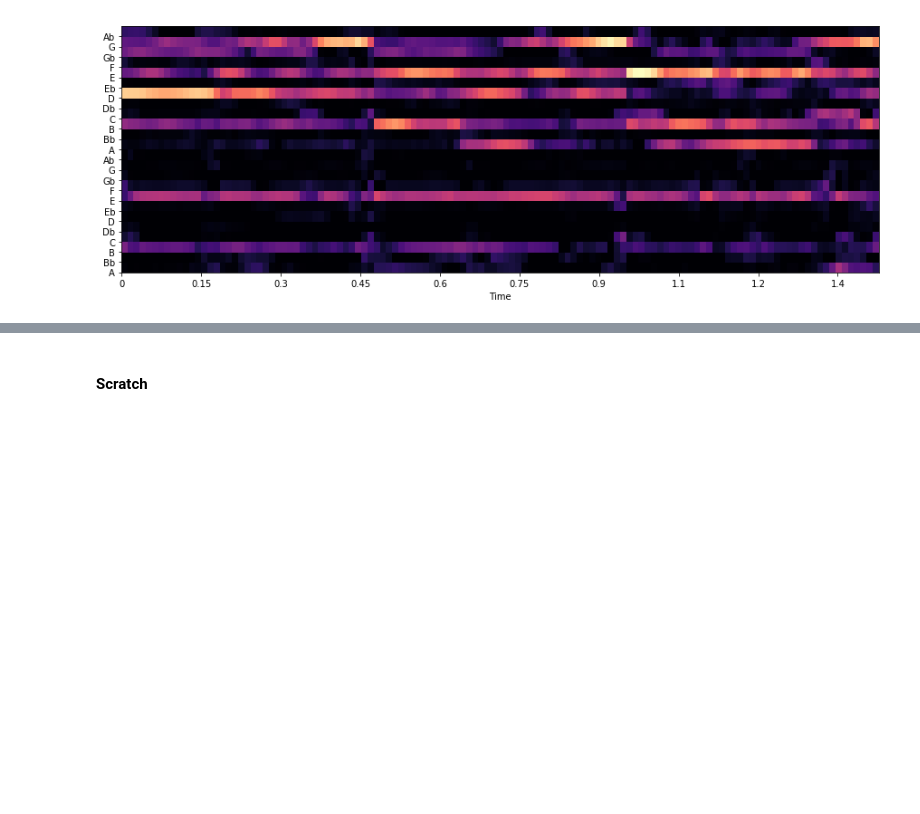
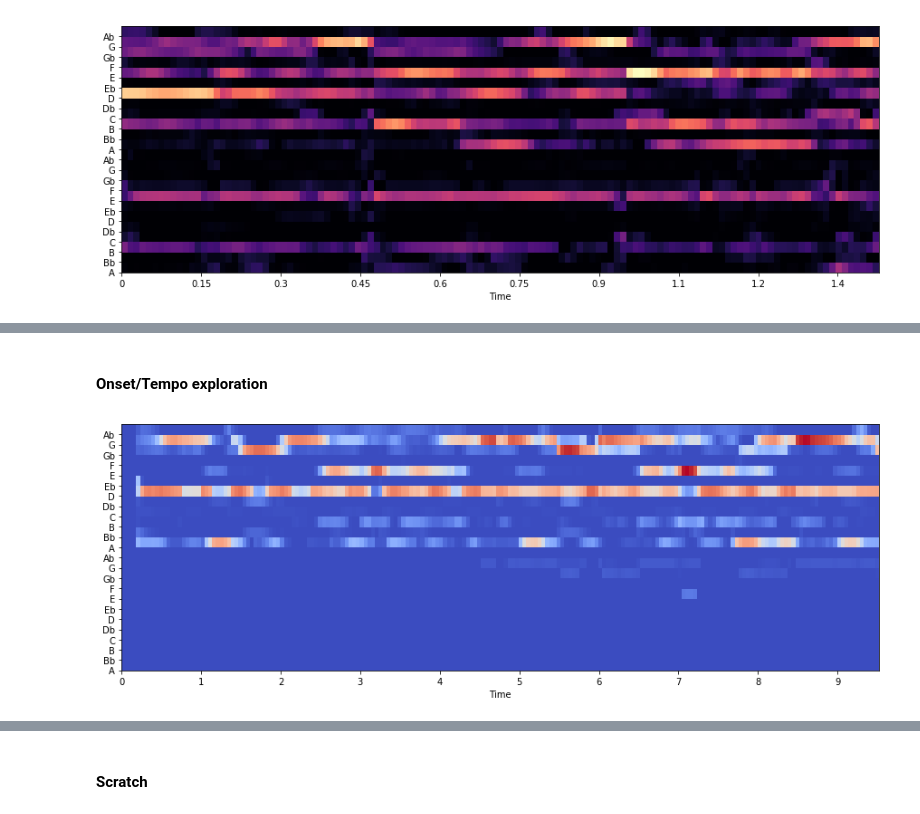
Before and after one commit to cjbayron/autochord, a Jupyter notebook: data_analysis.ipynb, the cells around one changed output, grey strips where cells are left out. Cells and saved outputs as stored; diff of their text form; code cells hidden in the pictures; blank space fills up the shorter version.

```diff
--- a/data_analysis.ipynb
+++ b/data_analysis.ipynb
@@ -1364,0 +1334,20 @@ specshow(data, x_coords=None, y_coords=None, x_axis=None, y_axis=None, sr=22050,
+# %% [markdown]
+#### Onset/Tempo exploration
+# %%
+# visualize song first
+chromagram = chroma_vectors[:200].T
+#print(chord_labels[:200])
+
+fig, ax = plt.subplots(figsize=(15, 5))
+# xcoords = [0.22058956, 0.33088437, 2.20589566]
+# for xc in xcoords:
+#     plt.axvline(x=xc, color='black')
+
+specshow(chromagram, x_axis='time', sr=21, hop_length=1, cmap='coolwarm') # wrong SR
+_ = ax.set_yticks(range(len(chromagram)))
+notes = _CHROMA_NOTES_CHORDINO
+if len(chromagram) == 24:
+    notes += _CHROMA_NOTES_CHORDINO
+_ = ax.set_yticklabels(notes)
+# %% [output]
+[figure, added]
```
Also changed, not shown: parts of 22 cells of this notebook, 2 other files.
